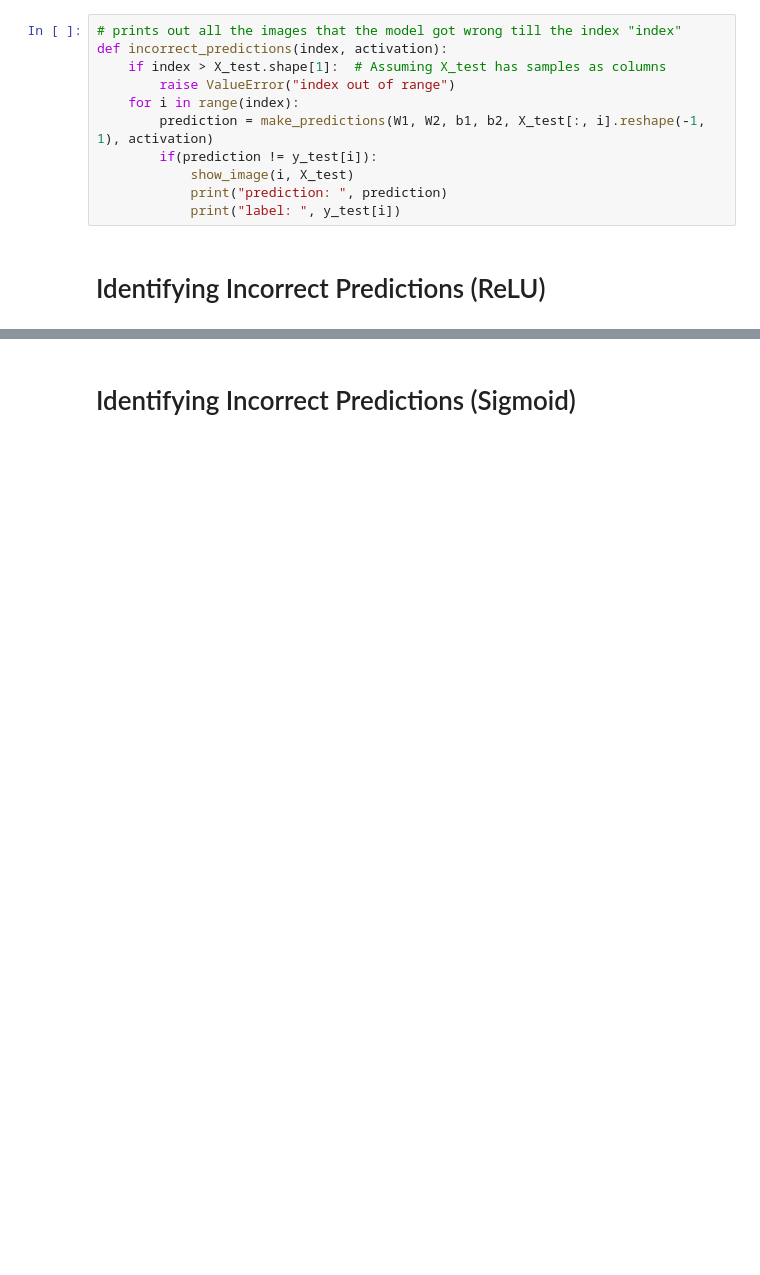
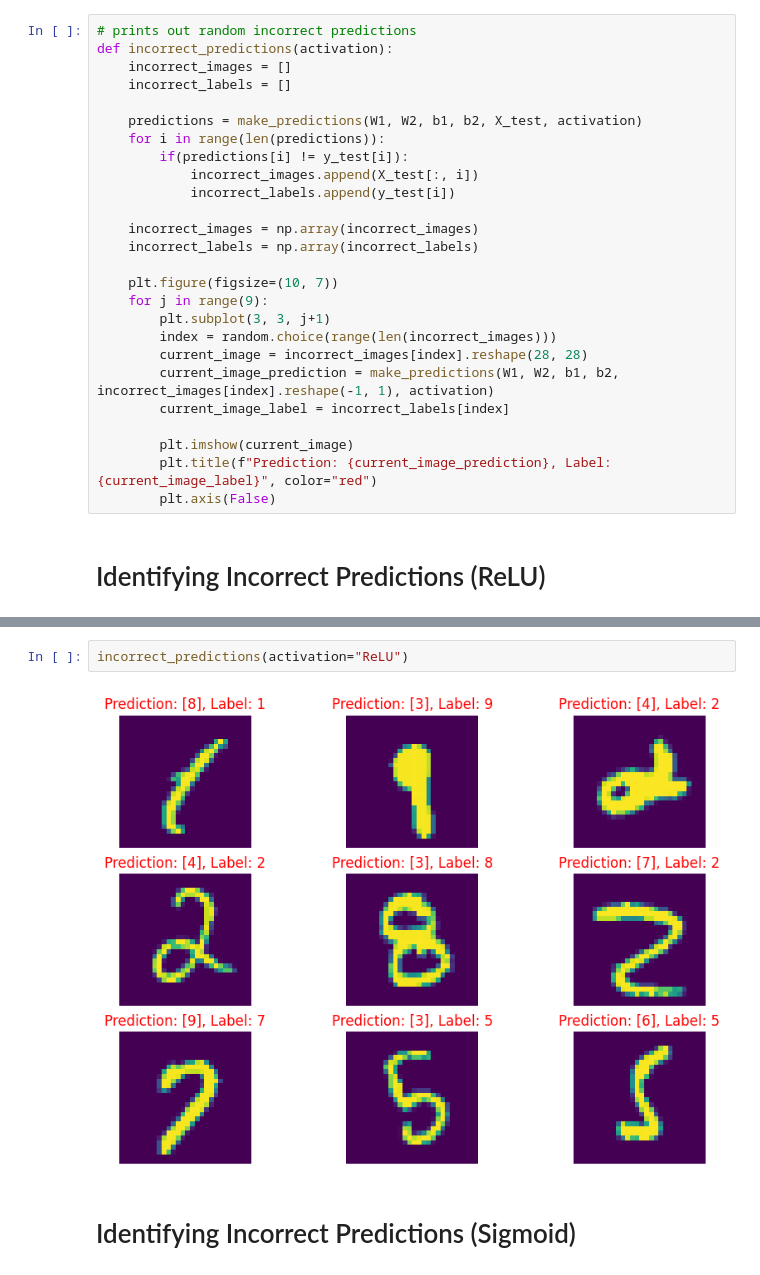
Before and after one commit to abduIbari/MNIST-neuralnetwork, a Jupyter notebook: MNIST.ipynb, the cells around one changed output, grey strips where cells are left out. Drawn from its saved outputs; the diff is of its cells as text; blank space fills up the shorter version.

Commit message:
incorrect_predictions() function

```diff
--- a/MNIST.ipynb
+++ b/MNIST.ipynb
@@ -306,13 +306,28 @@ Accuracy on test set:  0.8717871787178718
-# %%
-# prints out all the images that the model got wrong till the index "index"
-def incorrect_predictions(index, activation):
-    if index > X_test.shape[1]:  # Assuming X_test has samples as columns
-        raise ValueError("index out of range")
-    for i in range(index):
-        prediction = make_predictions(W1, W2, b1, b2, X_test[:, i].reshape(-1, 1), activation)
-        if(prediction != y_test[i]):
-            show_image(i, X_test)
-            print("prediction: ", prediction)
-            print("label: ", y_test[i])
+# %%
+# prints out random incorrect predictions
+def incorrect_predictions(activation):
+    incorrect_images = []
+    incorrect_labels = []
+
+    predictions = make_predictions(W1, W2, b1, b2, X_test, activation)
+    for i in range(len(predictions)):
+        if(predictions[i] != y_test[i]):
+            incorrect_images.append(X_test[:, i])
+            incorrect_labels.append(y_test[i])
+
+    incorrect_images = np.array(incorrect_images)
+    incorrect_labels = np.array(incorrect_labels)
+
+    plt.figure(figsize=(10, 7))
+    for j in range(9):
+        plt.subplot(3, 3, j+1)
+        index = random.choice(range(len(incorrect_images)))
+        current_image = incorrect_images[index].reshape(28, 28)
+        current_image_prediction = make_predictions(W1, W2, b1, b2, incorrect_images[index].reshape(-1, 1), activation)
+        current_image_label = incorrect_labels[index]
+
+        plt.imshow(current_image)
+        plt.title(f"Prediction: {current_image_prediction}, Label: {current_image_label}", color="red")
+        plt.axis(False)
 # %% [markdown]
 # Identifying Incorrect Predictions (ReLU)
@@ -341,2 +334,6 @@ label:  9
+# %%
+incorrect_predictions(activation="ReLU")
+# %% [output]
+[figure, added]
 # %% [markdown]
 # Identifying Incorrect Predictions (Sigmoid)
```
Also changed, not shown: parts of 8 cells of this notebook.
